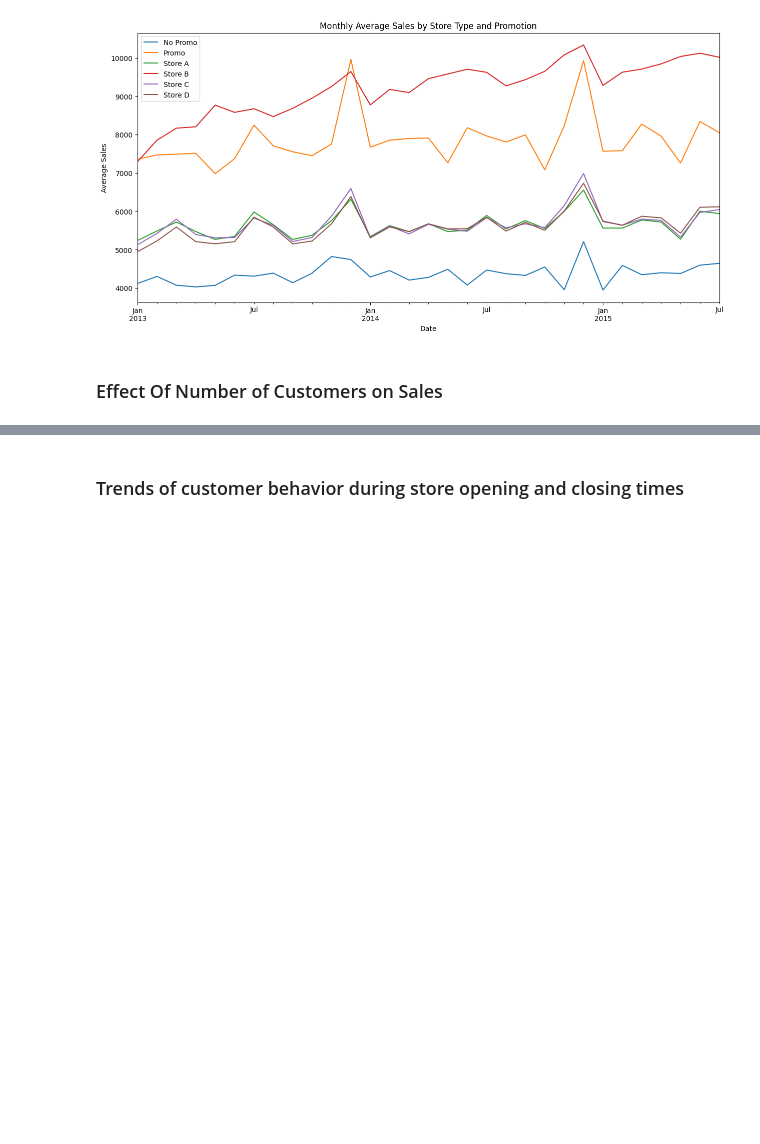
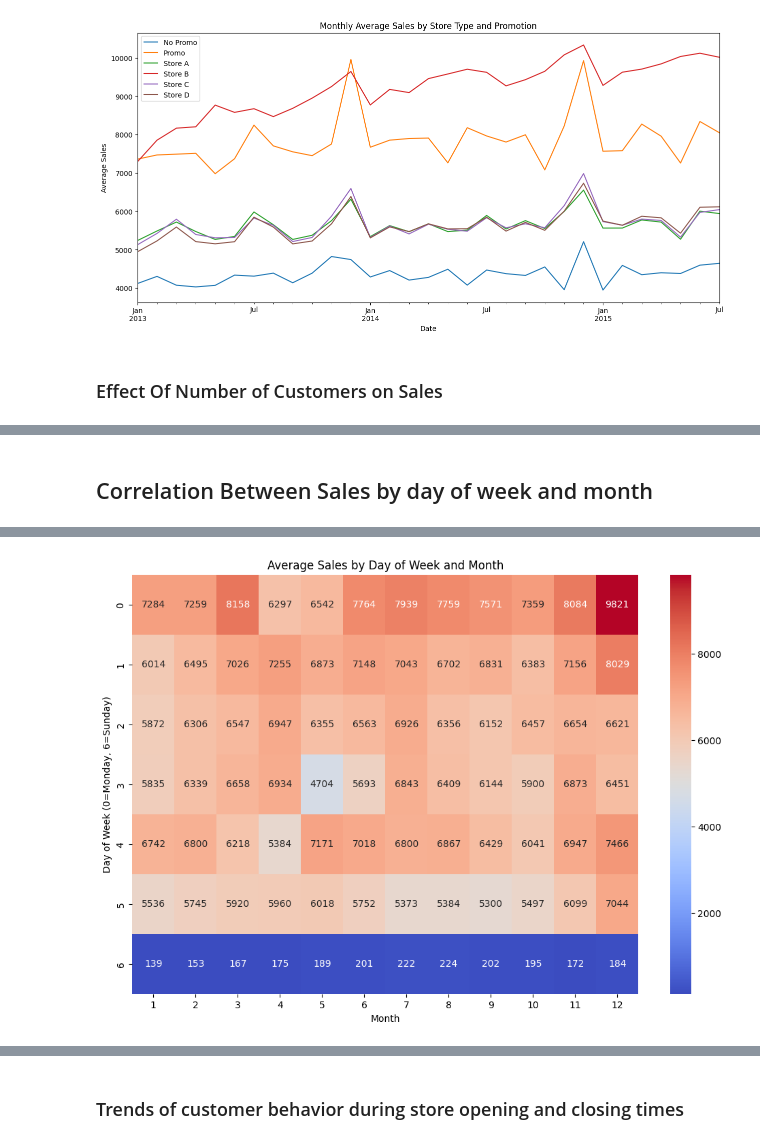
Before and after one commit to hanaDemma/Pharmaceuticals-finance-data-Analysis-week-4, a Jupyter notebook: notebooks/exploratory_analysis.ipynb, the cells around one changed output, grey strips where cells are left out. Drawn from its saved outputs; the diff is of its cells as text; code cells hidden in the pictures; blank space fills up the shorter version.

Commit message:
correlation btwn sales and customer

```diff
--- a/notebooks/exploratory_analysis.ipynb
+++ b/notebooks/exploratory_analysis.ipynb
@@ -728 +728,7 @@ numberOfCustomerWithSales(merged_train_data_store)
 [figure]
+# %% [markdown]
+## Correlation Between Sales by day of week and month
+# %%
+from scripts.feature_engineering import corrSalesByDayOfWeekAndMonth
+corrSalesByDayOfWeekAndMonth(merged_train_data_store)
+# %% [output]
@@ -728,0 +737 @@ numberOfCustomerWithSales(merged_train_data_store)
+[figure, added]
```
Also changed, not shown: parts of 38 cells of this notebook, 2 other files.
